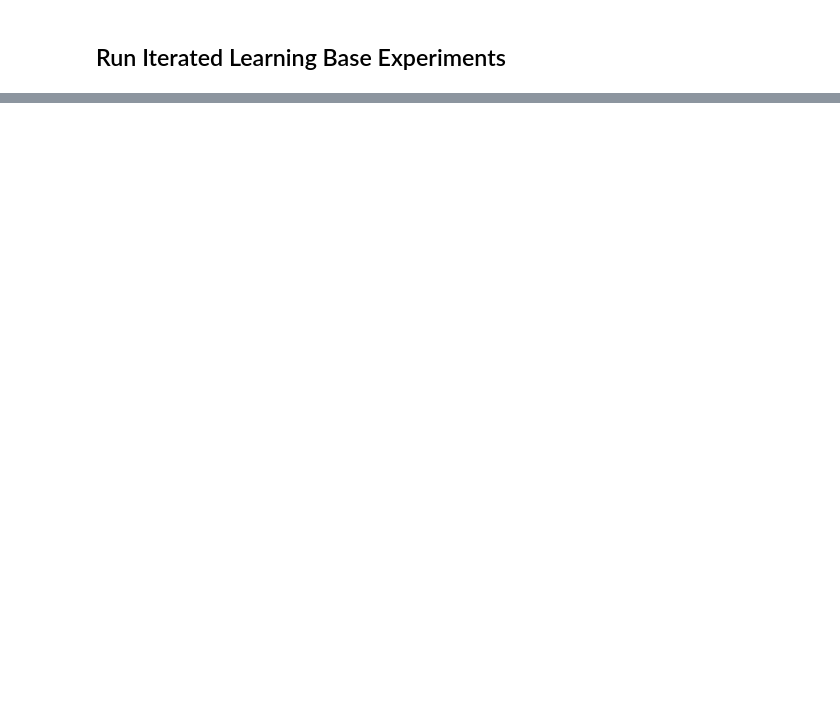
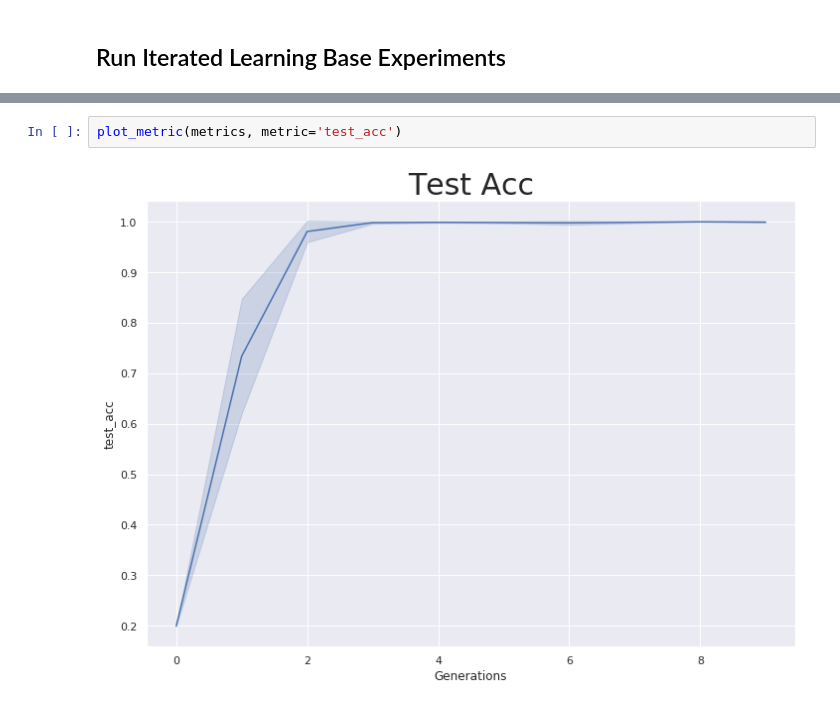
Before and after one commit to gautierdag/cultural-magnification, a Jupyter notebook: main.ipynb, the cells around one changed output, grey strips where cells are left out. Saved outputs shown, nothing was run; the diff lists cells and outputs as text; blank space fills up the shorter version.

```diff
--- a/main.ipynb
+++ b/main.ipynb
@@ -28,0 +88,4 @@ KeyboardInterrupt:
+# %%
+plot_metric(metrics, metric='test_acc')
+# %% [output]
+[figure, added]
```
Also changed, not shown: parts of 10 cells of this notebook, 4 other files.
